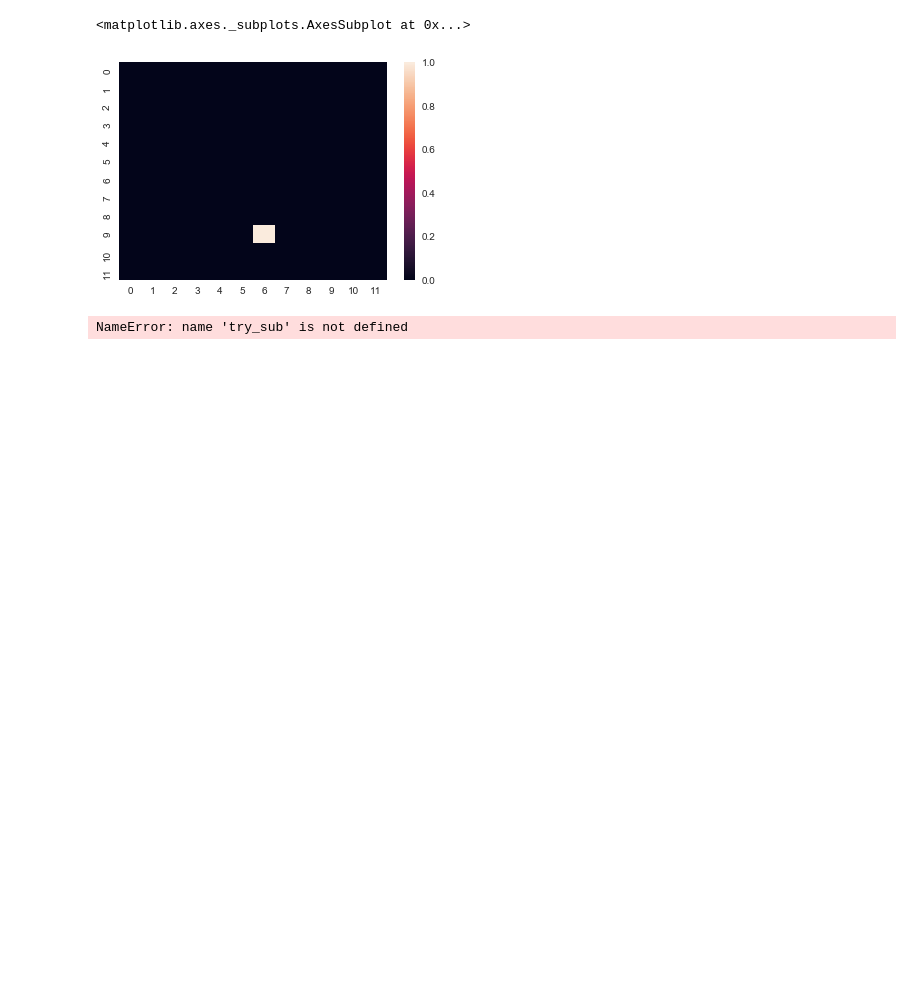
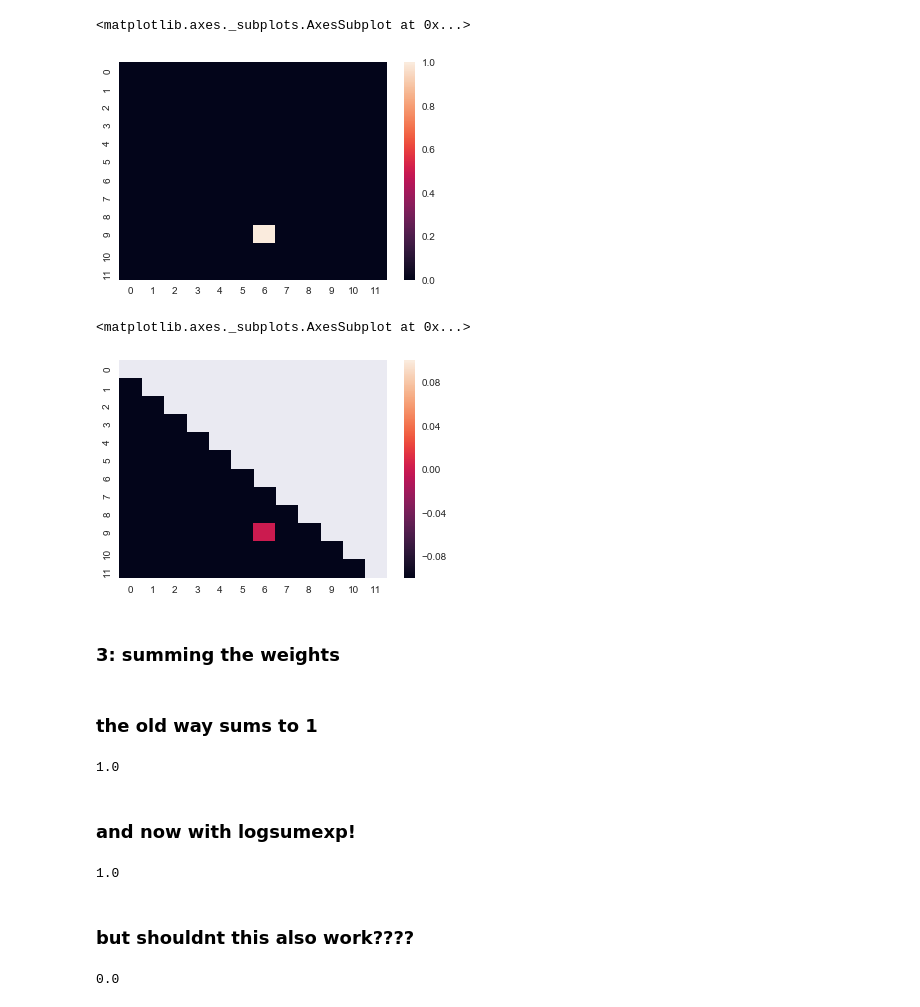
Before and after one commit to ContextLab/supereeg_paper, a Jupyter notebook: recon/Subtraction.ipynb, the cells around one changed output. Saved outputs shown, nothing was run; the diff lists cells and outputs as text; code cells hidden in the pictures; blank space fills up the shorter version.

```diff
--- a/recon/Subtraction.ipynb
+++ b/recon/Subtraction.ipynb
@@ -304,6 +415,31 @@ sns.heatmap(subtract_exp)
 <matplotlib.axes._subplots.AxesSubplot at 0x...>
 [figure]
 # %%
-sns.heatmap(try_sub)
+sns.heatmap(W)
 # %% [output]
-NameError: name 'try_sub' is not defined
+<matplotlib.axes._subplots.AxesSubplot at 0x...>
+[figure, added]
+# %% [markdown]
+### 3: summing the weights
+# %% [markdown]
+### the old way sums to 1
+# %%
+np.sum(subtract_exp)
+# %% [output]
+1.0
+# %% [markdown]
+### and now with logsumexp!
+# %%
+np.exp(logsumexp(W))
+# %% [output]
+1.0
+# %% [markdown]
+### but shouldnt this also work????
+# %%
+#logsumexp(W) is not a complex number-- so I think _to_exp_real probably isn't working like you're expecting
+#for example, the complex parts might be defaulting to -infs, which means when you exponentiate you get zeros.
+#remember that _to_exp_real takes the real part and subtracts the complex part-- so -infs in the complex parts
+#will make those differences go to -inf.
+_to_exp_real(logsumexp(W))
+# %% [output]
+0.0
```
Also changed, not shown: parts of 86 cells of this notebook, 2 other files.
